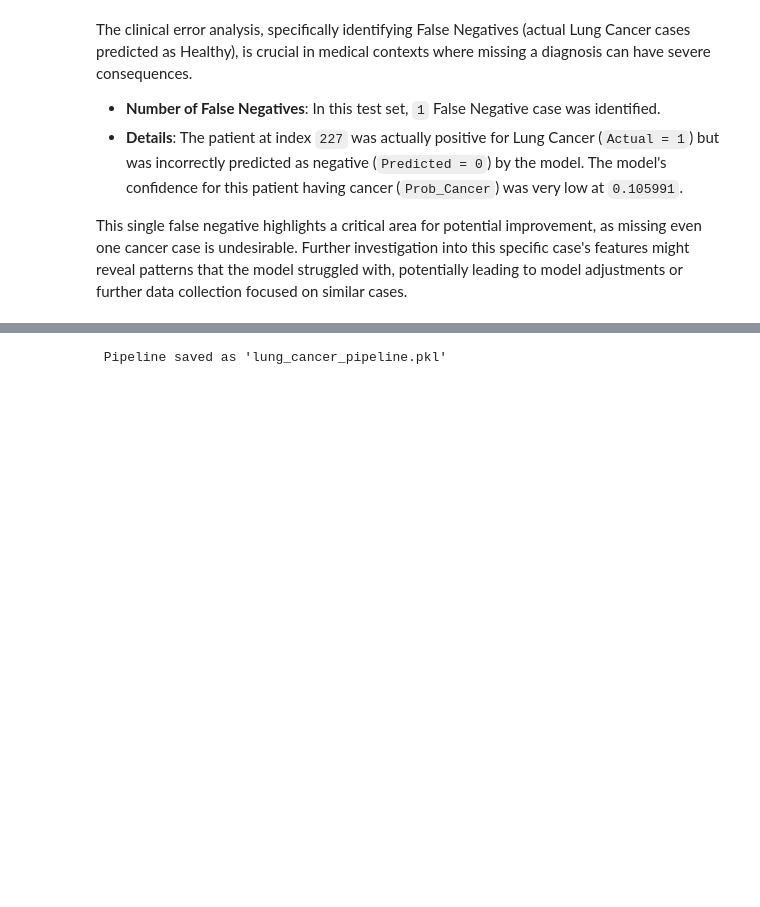
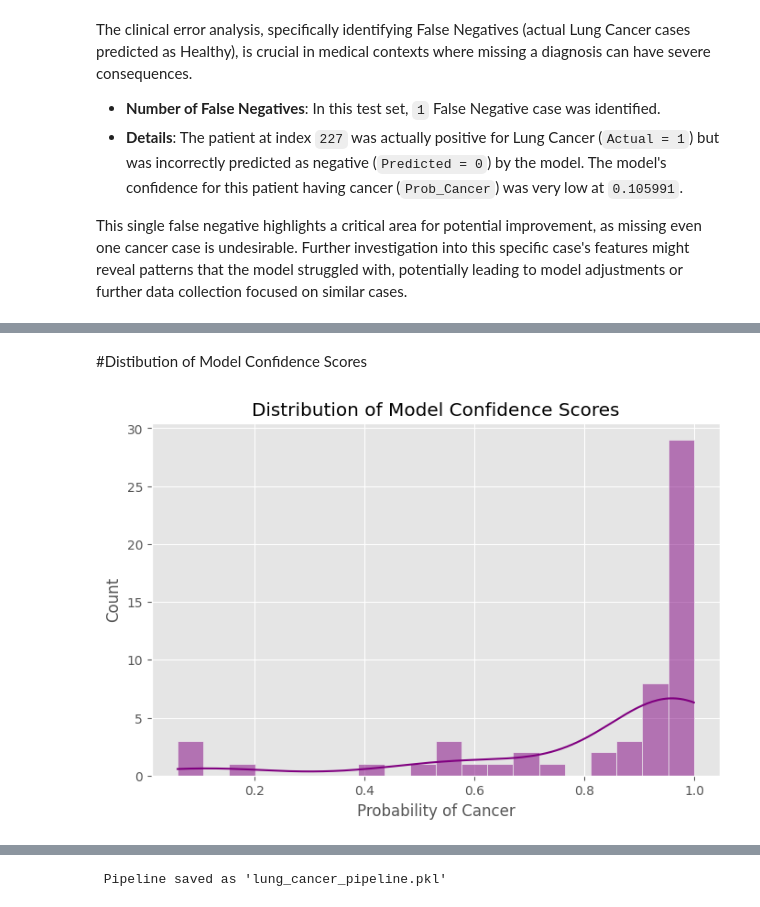
Before and after one commit to Pema-Codes/lung-cancer-prediction-pipeline, a Jupyter notebook: Lung_cancer_prediction_pipeline.ipynb, the cells around one changed output, grey strips where cells are left out. Drawn from its saved outputs; the diff is of its cells as text; code cells hidden in the pictures; blank space fills up the shorter version.

```diff
--- a/Lung_cancer_prediction_pipeline.ipynb
+++ b/Lung_cancer_prediction_pipeline.ipynb
@@ -575,0 +612,10 @@ This single false negative highlights a critical area for potential improvement,
+# %% [markdown]
+#Distibution of Model Confidence Scores
+# %%
+plt.figure(figsize=(8, 5))
+sns.histplot(y_probs, bins=20, kde=True, color='purple')
+plt.title('Distribution of Model Confidence Scores')
+plt.xlabel('Probability of Cancer')
+plt.show()
+# %% [output]
+[figure, added]
```
Also changed, not shown: parts of 10 cells of this notebook.
